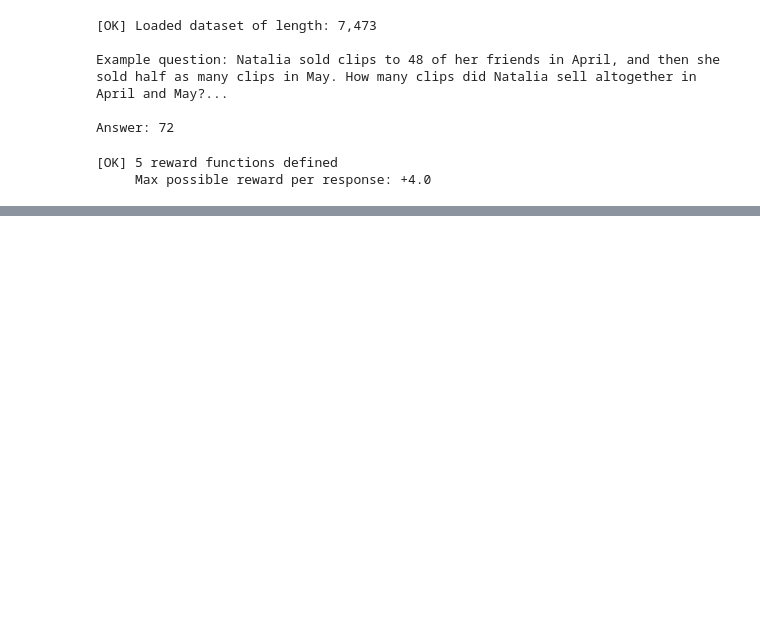
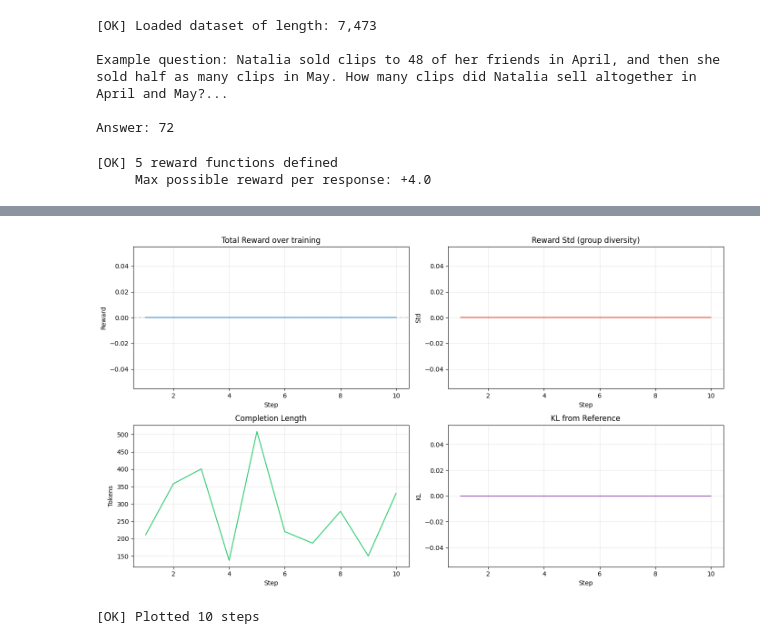
Before and after one commit to Aaidt/fine_tuning, a Jupyter notebook: RLVR.ipynb, the cells around one changed output, grey strips where cells are left out. Saved outputs shown, nothing was run; the diff lists cells and outputs as text; code cells hidden in the pictures; blank space fills up the shorter version.

```diff
--- a/RLVR.ipynb
+++ b/RLVR.ipynb
@@ -174,6 +176,18 @@ def int_reward_func(
     extracted = [extract_xml_answer(r) for r in responses]
     return [0.5 if r.isdigit() else 0.0 for r in extracted]
 
+def strict_format_reward_func(completions: List[List[dict[str, str]]], **kwargs) -> List[float]:
+    pattern = r"<reasoning>\n.*?\n</reasoning>\n<answer>\n.*?\n</answer>\n?$"
+    responses = [c[0]["content"] for c in completions]
+    matches = [re.match(pattern, r, re.DOTALL) for r in responses]
+    return [0.5 if m else 0.0 for m in matches]
+
+def soft_format_reward_func(completions: List[List[dict[str, str]]], **kwargs) -> List[float]:
+    pattern = r"<reasoning>.*?</reasoning>\s*<answer>.*?</answer>"
+    responses = [c[0]["content"] for c in completions]
+    matches = [re.match(pattern, r, re.DOTALL) for r in responses]
+    return [0.5 if m else 0.0 for m in matches]
+
 def count_xml(text: str) -> float:
     count = 0.0
     if text.count("<reasoning>\n") == 1: count += 0.125
@@ -195,0 +427,8 @@ print("     Max possible reward per response: +4.0")
+# %%
+# Switch back to training mode and train
+FastLanguageModel.for_training(model)
+
+trainer_stats = trainer.train()
+
+print("\n[OK] GRPO training complete")
+print(f"Final loss: {trainer_stats.training_loss:.4f}")
@@ -195,0 +518,48 @@ print("     Max possible reward per response: +4.0")
+# %%
+import matplotlib.pyplot as plt
+
+# Pull metrics from the trainer's log history
+log_history = trainer.state.log_history
+
+steps, rewards, reward_stds, completion_lengths, kls = [], [], [], [], []
+for entry in log_history:
+    if "reward" in entry:
+        steps.append(entry.get("step", 0))
+        rewards.append(entry.get("reward", 0))
+        reward_stds.append(entry.get("reward_std", 0))
+        completion_lengths.append(entry.get("completion_length", 0))
+        kls.append(entry.get("kl", 0))
+
+if not steps:
+    print("[WARN] No reward logs found")
+else:
+    fig, axes = plt.subplots(2, 2, figsize=(14, 8))
+
+    axes[0,0].plot(steps, rewards, color='#3498db')
+    axes[0,0].set_title("Total Reward over training")
+    axes[0,0].set_xlabel("Step"); axes[0,0].set_ylabel("Reward")
+    axes[0,0].axhline(y=0, color='gray', linestyle='--', alpha=0.3)
+    axes[0,0].grid(alpha=0.3)
+
+    axes[0,1].plot(steps, reward_stds, color='#e74c3c')
+    axes[0,1].set_title("Reward Std (group diversity)")
+    axes[0,1].set_xlabel("Step"); axes[0,1].set_ylabel("Std")
+    axes[0,1].grid(alpha=0.3)
+
+    axes[1,0].plot(steps, completion_lengths, color='#2ecc71')
+    axes[1,0].set_title("Completion Length")
+    axes[1,0].set_xlabel("Step"); axes[1,0].set_ylabel("Tokens")
+    axes[1,0].grid(alpha=0.3)
+
+    axes[1,1].plot(steps, kls, color='#9b59b6')
+    axes[1,1].set_title("KL from Reference")
+    axes[1,1].set_xlabel("Step"); axes[1,1].set_ylabel("KL")
+    axes[1,1].grid(alpha=0.3)
+
+    plt.tight_layout()
+    plt.savefig("/content/grpo_metrics.png", dpi=80)
+    plt.show()
+    print(f"\n[OK] Plotted {len(steps)} steps")
+# %% [output]
+[figure, added]
+[OK] Plotted 10 steps
```
Also changed, not shown: parts of 9 cells of this notebook.
